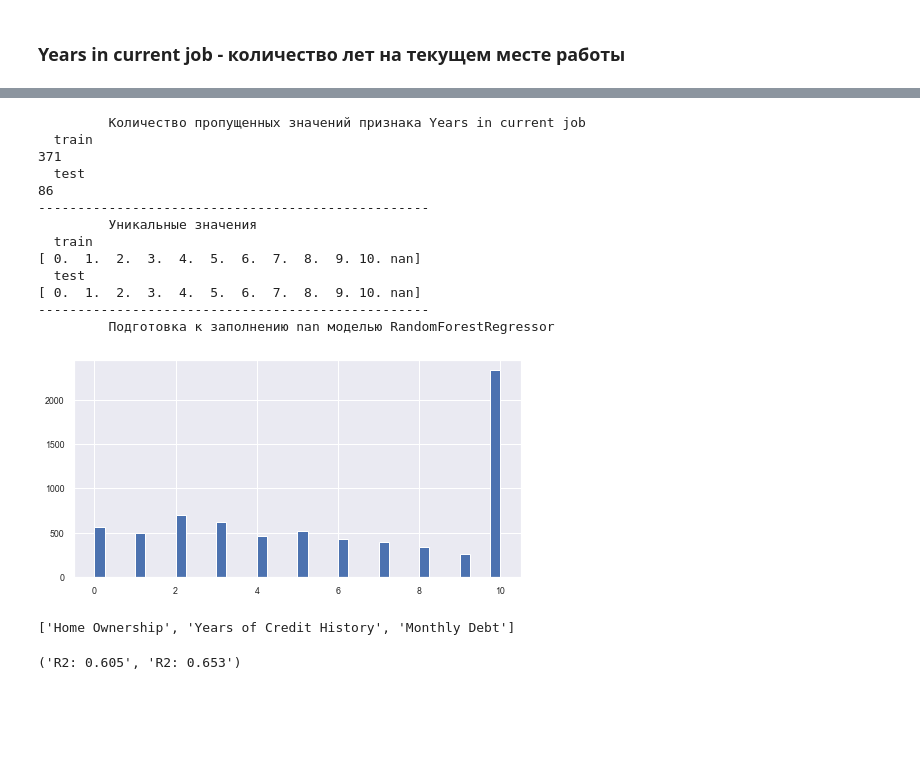
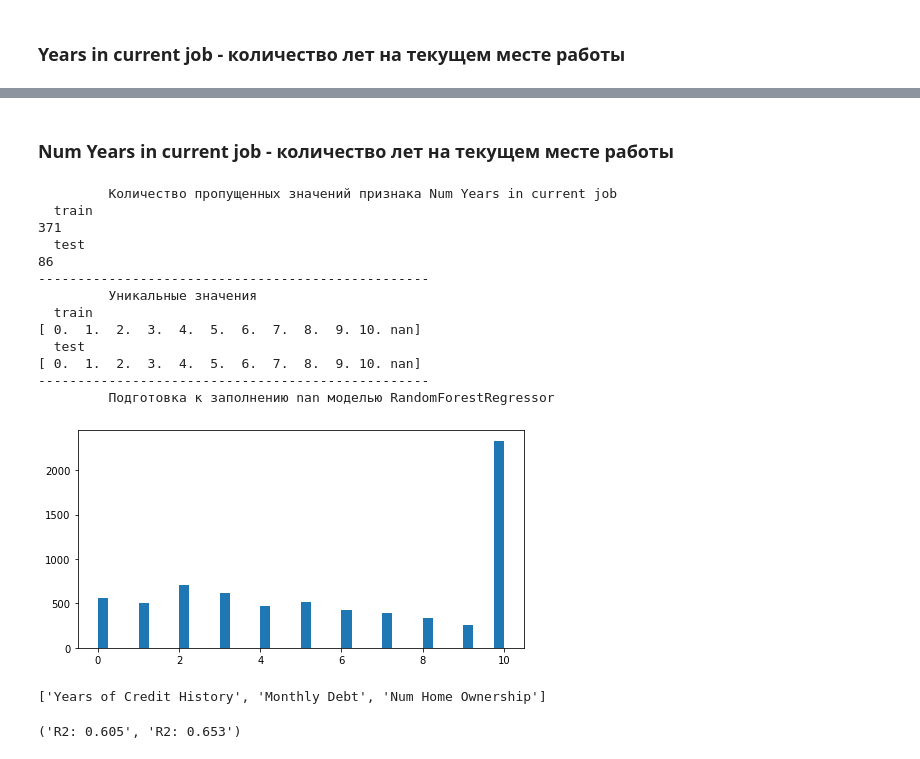
Before and after one commit to yakiris/20201217_LibPython2, a Jupyter notebook: course_project/Yakupova_solution.ipynb, the cells around one changed output, grey strips where cells are left out. Cells and saved outputs as stored; diff of their text form; code cells hidden in the pictures; blank space fills up the shorter version.

```diff
--- a/course_project/Yakupova_solution.ipynb
+++ b/course_project/Yakupova_solution.ipynb
@@ -784,5 +791,5 @@ Name: Bankruptcies, dtype: int64
 # %%
 df.loc[df[feature].isna(), feature] = df[feature].median()
-fdf.loc[fdf[feature].isna(), feature] = fdf[feature].median()
+fdf.loc[fdf[feature].isna(), feature] = df[feature].median()
 # %% [markdown]
 ### Years in current job - количество лет на текущем месте работы <a class='anchor' id='5_YCJ'>
@@ -789,27 +818,32 @@ fdf.loc[fdf[feature].isna(), feature] = fdf[feature].median()
+# %%
+df.loc[df[feature].isna(), feature] = '10+ years'
+fdf.loc[fdf[feature].isna(), feature] = '10+ years'
+# %% [markdown]
+### Num Years in current job - количество лет на текущем месте работы <a class='anchor' id='5_NYCJ'>
 # %%
-feature = 'Years in current job'
+feature = 'Num Years in current job'
 analytics_nan(df, fdf, feature, plot='hist', figsize=(8,4))
 # %% [output]
-         Количество пропущенных значений признака Years in current job
+         Количество пропущенных значений признака Num Years in current job
   train
 371
   test
 86
 --------------------------------------------------
          Уникальные значения
   train
 [ 0.  1.  2.  3.  4.  5.  6.  7.  8.  9. 10. nan]
   test
 [ 0.  1.  2.  3.  4.  5.  6.  7.  8.  9. 10. nan]
 --------------------------------------------------
          Подготовка к заполнению nan моделью RandomForestRegressor
-[figure, old version]
+[figure, new version]
 # %%
 cor=df.corr()[feature]
 param = list(cor[(np.abs(cor)>0.12) & (cor != 1) & (cor.index != TARGET_NAME)].index)
 param
 # %% [output]
-['Home Ownership', 'Years of Credit History', 'Monthly Debt']
+['Years of Credit History', 'Monthly Debt', 'Num Home Ownership']
 # %%
 model_df = model_nan(df, feature, param)
 model_fdf = model_nan(fdf, feature, param)
```
Also changed, not shown: parts of 31 cells of this notebook, 1 other file.
